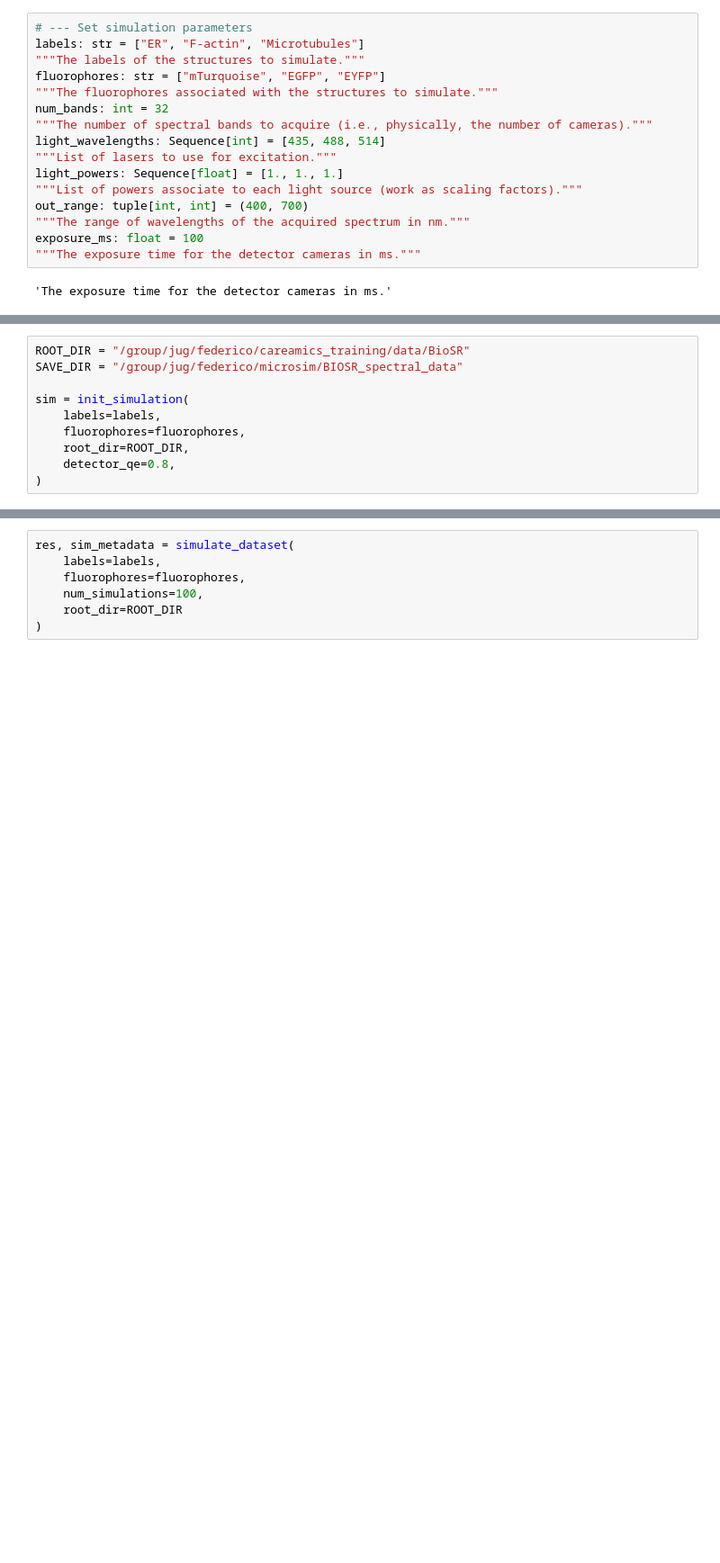
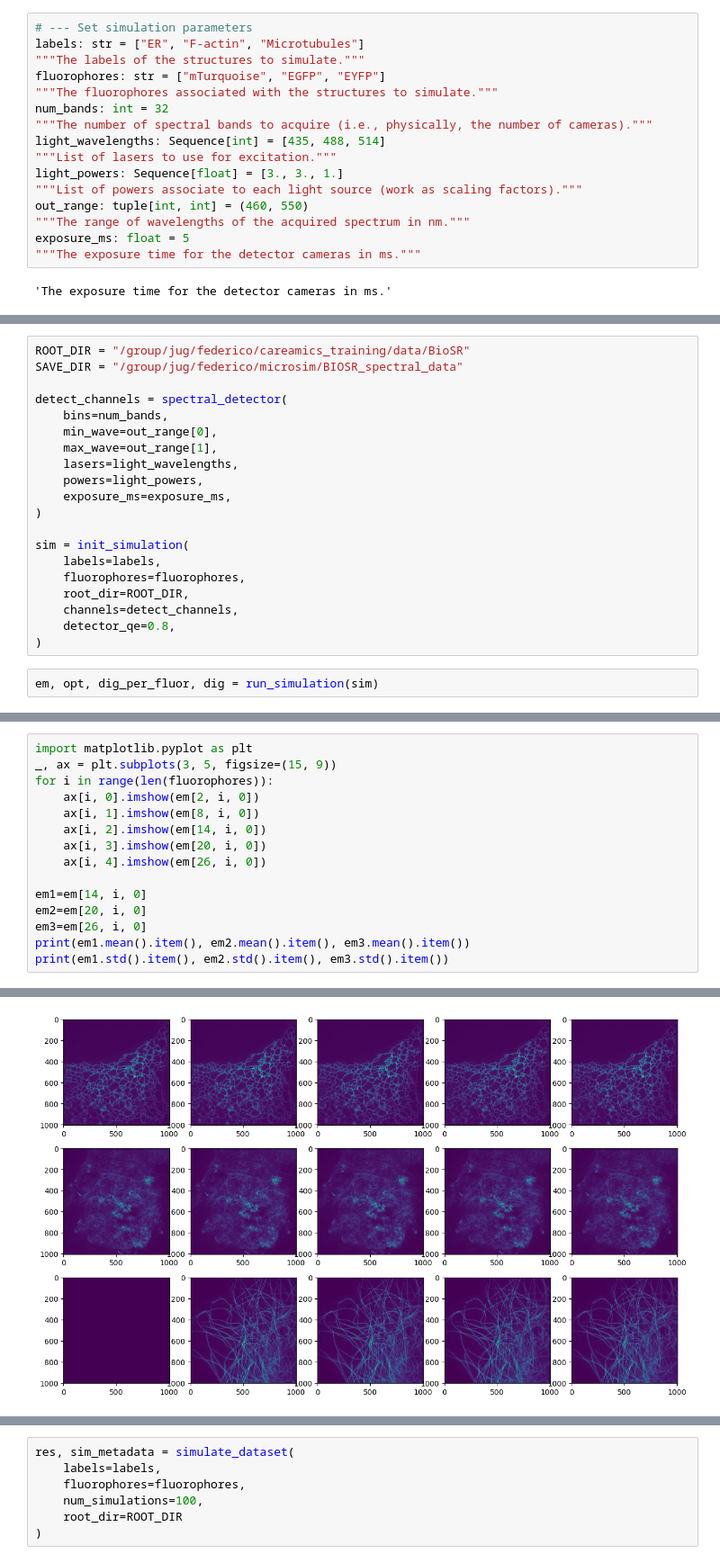
Before and after one commit to federico-carrara/microsim, a Jupyter notebook: examples/notebooks/biosr_simulate.ipynb, the cells around one changed output, grey strips where cells are left out. Shown at 90% size. Saved outputs shown, nothing was run; the diff lists cells and outputs as text; blank space fills up the shorter version.

```diff
--- a/examples/notebooks/biosr_simulate.ipynb
+++ b/examples/notebooks/biosr_simulate.ipynb
@@ -20,11 +21,11 @@ num_bands: int = 32
 """The number of spectral bands to acquire (i.e., physically, the number of cameras)."""
 light_wavelengths: Sequence[int] = [435, 488, 514]
 """List of lasers to use for excitation."""
-light_powers: Sequence[float] = [1., 1., 1.]
+light_powers: Sequence[float] = [3., 3., 1.]
 """List of powers associate to each light source (work as scaling factors)."""
-out_range: tuple[int, int] = (400, 700)
+out_range: tuple[int, int] = (460, 550)
 """The range of wavelengths of the acquired spectrum in nm."""
-exposure_ms: float = 100
+exposure_ms: float = 5
 """The exposure time for the detector cameras in ms."""
 # %% [output]
 'The exposure time for the detector cameras in ms.'
@@ -137,10 +134,22 @@ def simulate_dataset(
 # %%
 ROOT_DIR = "/group/jug/federico/careamics_training/data/BioSR"
 SAVE_DIR = "/group/jug/federico/microsim/BIOSR_spectral_data"
+
+detect_channels = spectral_detector(
+    bins=num_bands,
+    min_wave=out_range[0],
+    max_wave=out_range[1],
+    lasers=light_wavelengths,
+    powers=light_powers,
+    exposure_ms=exposure_ms,
+)
 
 sim = init_simulation(
     labels=labels,
     fluorophores=fluorophores,
     root_dir=ROOT_DIR,
+    channels=detect_channels,
     detector_qe=0.8,
 )
+# %%
+em, opt, dig_per_fluor, dig = run_simulation(sim)
@@ -146,0 +172,16 @@ sim = init_simulation(
+# %%
+import matplotlib.pyplot as plt
+_, ax = plt.subplots(3, 5, figsize=(15, 9))
+for i in range(len(fluorophores)):
+    ax[i, 0].imshow(em[2, i, 0])
+    ax[i, 1].imshow(em[8, i, 0])
+    ax[i, 2].imshow(em[14, i, 0])
+    ax[i, 3].imshow(em[20, i, 0])
+    ax[i, 4].imshow(em[26, i, 0])
+
+em1=em[14, i, 0]
+em2=em[20, i, 0]
+em3=em[26, i, 0]
+print(em1.mean().item(), em2.mean().item(), em3.mean().item())
+print(em1.std().item(), em2.std().item(), em3.std().item())
+# %% [output]
@@ -146,0 +190 @@ sim = init_simulation(
+[figure, added]
```
Also changed, not shown: parts of 10 cells of this notebook.
